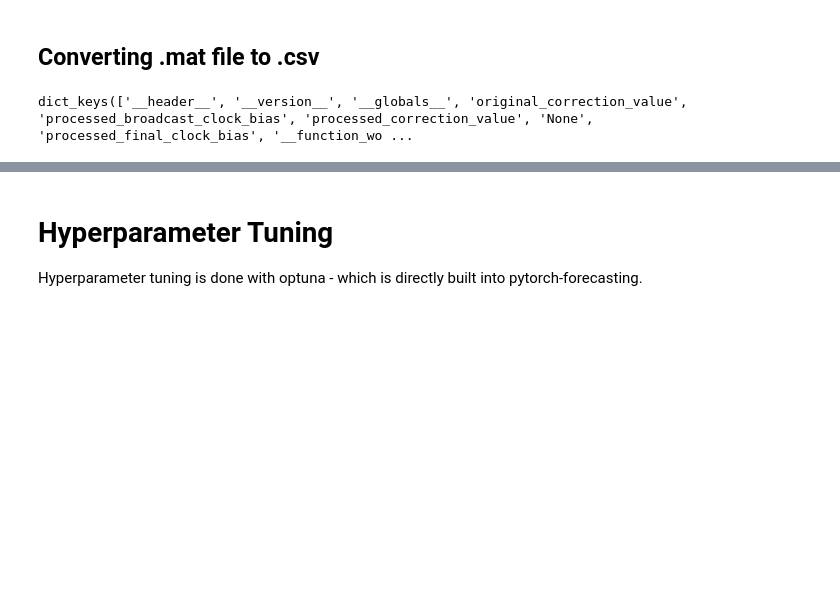
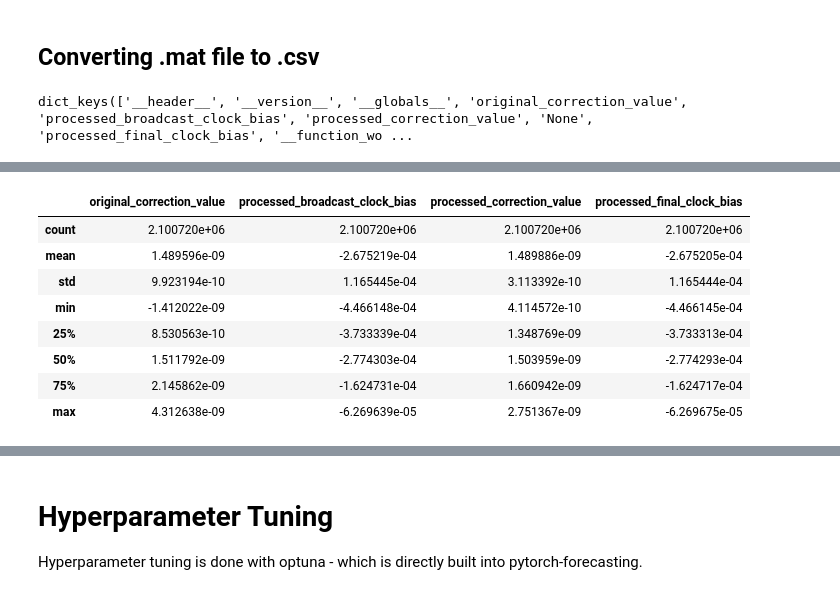
Before and after one commit to marilynbraojos/gps_clock_drift_estimation, a Jupyter notebook: transformer_stallion.ipynb, the cells around one changed output, grey strips where cells are left out. Cells and saved outputs as stored; diff of their text form; code cells hidden in the pictures; blank space fills up the shorter version.

```diff
--- a/transformer_stallion.ipynb
+++ b/transformer_stallion.ipynb
@@ -115,0 +78,12 @@ data['satellite_id'] = 0
+# %%
+df.describe()
+# %% [output]
+|  | original_correction_value | processed_broadcast_clock_bias | processed_correction_value | processed_final_clock_bias |
+| count | 2.100720e+06 | 2.100720e+06 | 2.100720e+06 | 2.100720e+06 |
+| mean | 1.489596e-09 | -2.675219e-04 | 1.489886e-09 | -2.675205e-04 |
+| std | 9.923194e-10 | 1.165445e-04 | 3.113392e-10 | 1.165444e-04 |
+| min | -1.412022e-09 | -4.466148e-04 | 4.114572e-10 | -4.466145e-04 |
+| 25% | 8.530563e-10 | -3.733339e-04 | 1.348769e-09 | -3.733313e-04 |
+| 50% | 1.511792e-09 | -2.774303e-04 | 1.503959e-09 | -2.774293e-04 |
+| 75% | 2.145862e-09 | -1.624731e-04 | 1.660942e-09 | -1.624717e-04 |
+| max | 4.312638e-09 | -6.269639e-05 | 2.751367e-09 | -6.269675e-05 |
```
Also changed, not shown: parts of 32 cells of this notebook, 21 other files.
